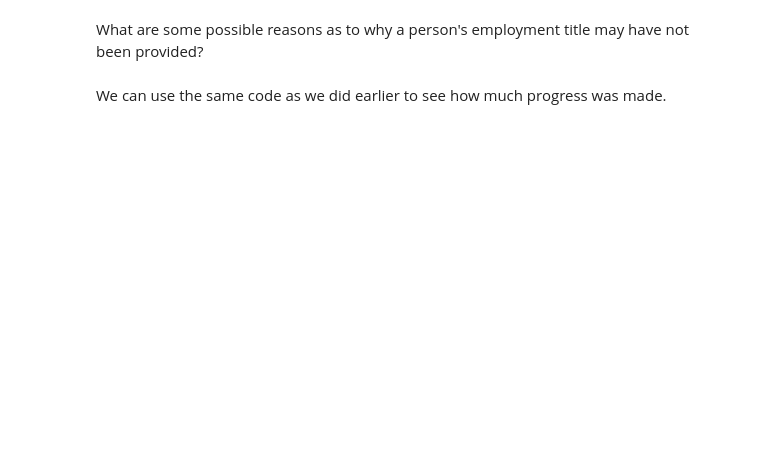
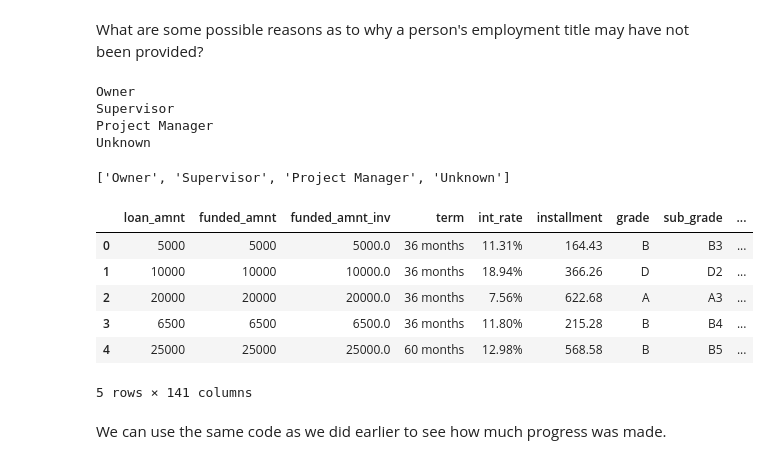
Before and after one commit to CJLucido/DS-Unit-1-Sprint-1-Data-Wrangling-and-Storytelling, a Jupyter notebook: module2-make-features/LS_DS_112_Make_Features.ipynb, the cells around one changed output. Cells and saved outputs as stored; diff of their text form; code cells hidden in the pictures; blank space fills up the shorter version.

```diff
--- a/module2-make-features/LS_DS_112_Make_Features.ipynb
+++ b/module2-make-features/LS_DS_112_Make_Features.ipynb
@@ -357,5 +481,8 @@ However, we're not going to try and write exactly the right code to fix this col
 # %% [markdown]
 ### Write a function to make our solution reusable!
+# %%
+def make_float(cell_value):
+    return float(cell_value.strip().strip('%'))
 # %%
 # Write a function that can do what we have written above to any
 # string that is passsed to it.
@@ -366,5 +500,7 @@ However, we're not going to try and write exactly the right code to fix this col
 # %% [markdown]
 ### Apply our solution to every cell in a column
+# %%
+df['float_a_boat'] = df['int_rate'].apply(make_float)
 # %%
 # pass in *only* the name of the function, don't call it.
 # This works because we know the function works on every item in the column
@@ -408,5 +587,19 @@ import numpy as np
 # %%
 # Write a function to clean up these use cases and increase uniformity.
+
+def clean_title(title):
+  if isinstance(title, str):
+    return title.strip().title()
+  else:
+    return "Unknown"
+
+for example in examples:
+  print(clean_title(example))
+# %% [output]
+Owner
+Supervisor
+Project Manager
+Unknown
 # %%
   # print things that you want to force to be shown in the notebook output
 # %%
@@ -421,9 +614,23 @@ import numpy as np
 # %%
 # list comprehensions can combine function calls and for loops over lists
 # into one succinct and fairly readable single line of code.
+[clean_title(example) for example in examples]
+# %% [output]
+['Owner', 'Supervisor', 'Project Manager', 'Unknown']
 # %%
 # We have a function that works as expected. Lets apply it to our column.
 # This time we'll overwrite the original column
+df['emp_title'] = df['emp_title'].apply(clean_title)
+
+df.head()
+# %% [output]
+|  | loan_amnt | funded_amnt | funded_amnt_inv | term | int_rate | installment | grade | sub_grade | ... |
+| 0 | 5000 | 5000 | 5000.0 | 36 months | 11.31% | 164.43 | B | B3 | ... |
+| 1 | 10000 | 10000 | 10000.0 | 36 months | 18.94% | 366.26 | D | D2 | ... |
+| 2 | 20000 | 20000 | 20000.0 | 36 months | 7.56% | 622.68 | A | A3 | ... |
+| 3 | 6500 | 6500 | 6500.0 | 36 months | 11.80% | 215.28 | B | B4 | ... |
+| 4 | 25000 | 25000 | 25000.0 | 60 months | 12.98% | 568.58 | B | B5 | ... |
+5 rows × 141 columns
 # %% [markdown]
 We can use the same code as we did earlier to see how much progress was made.
 # %%
```
Also changed, not shown: parts of 39 cells of this notebook.
